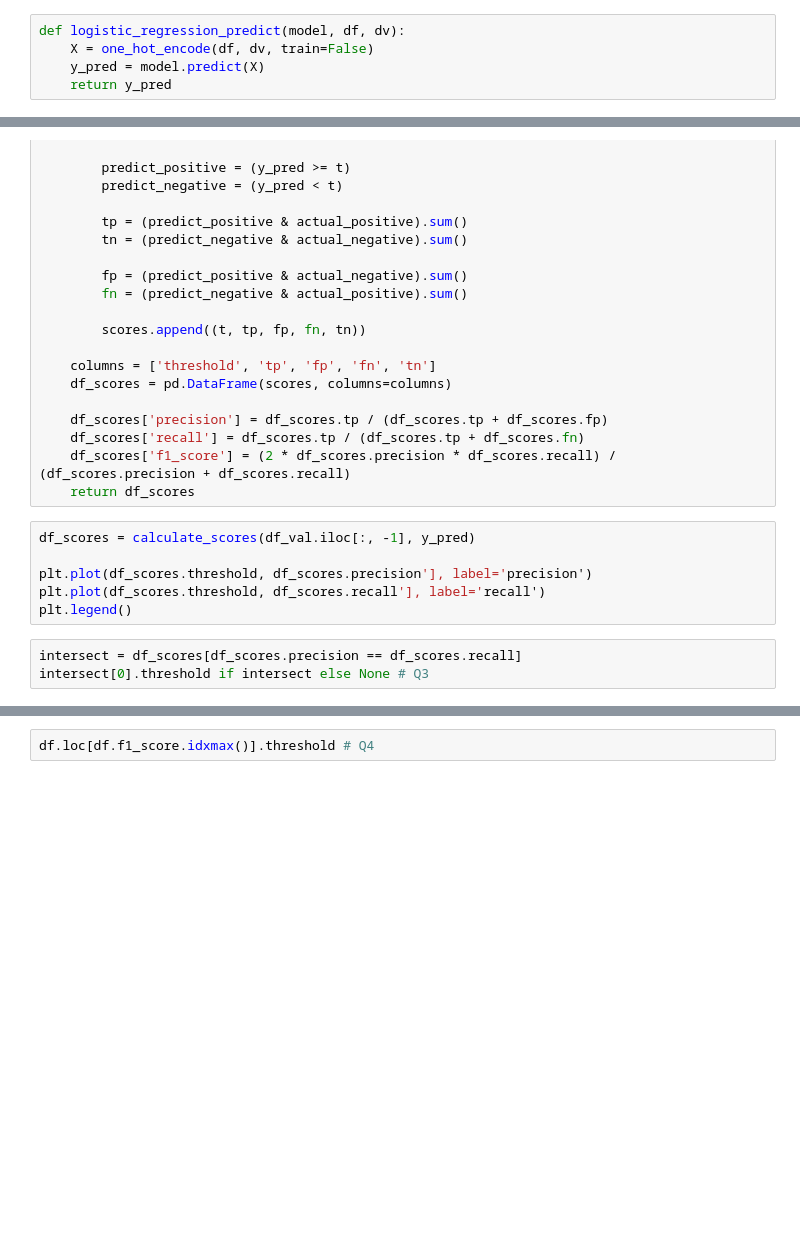
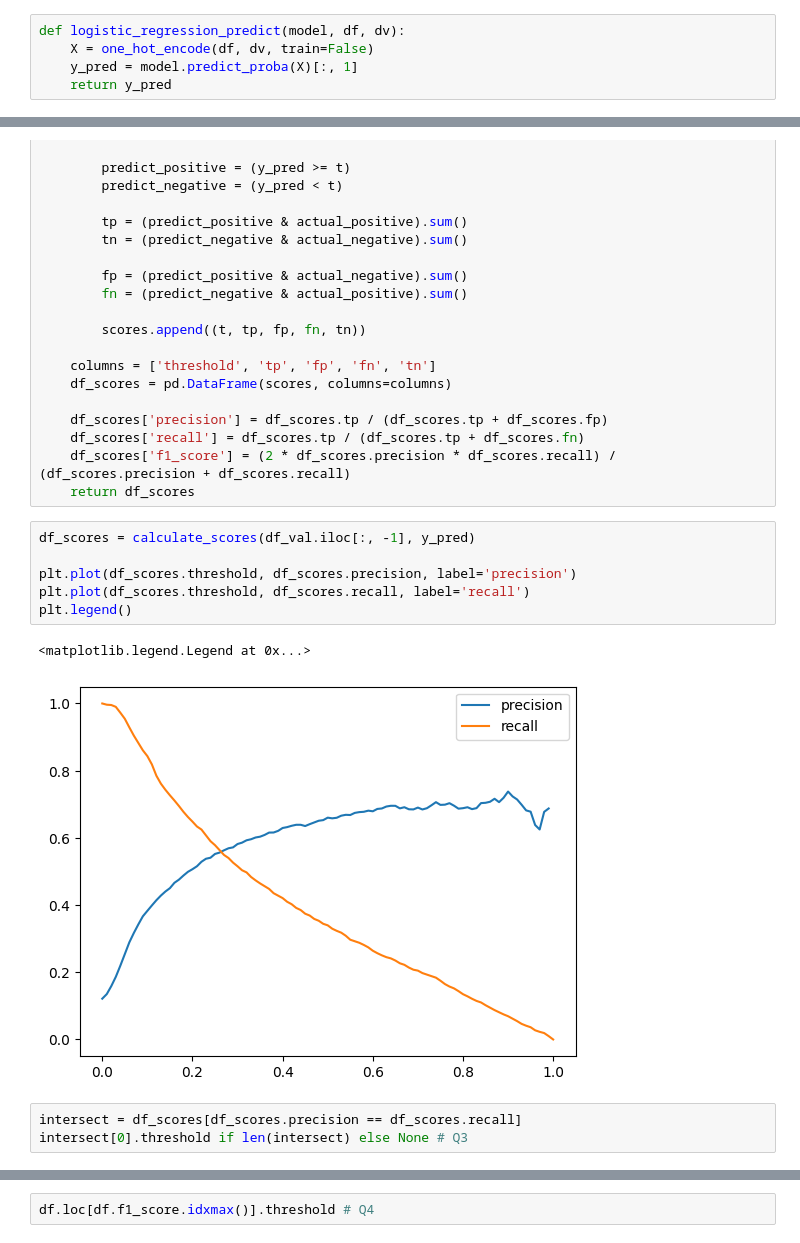
Before and after one commit to spencer18001/machine-learning-zoomcamp, a Jupyter notebook: 04/hw_04.ipynb, the cells around one changed output, grey strips where cells are left out. Cells and saved outputs as stored; diff of their text form; blank space fills up the shorter version.

```diff
--- a/04/hw_04.ipynb
+++ b/04/hw_04.ipynb
@@ -153,7 +162,7 @@ def logistic_regression_fit(df, C, dv):
 # %%
 def logistic_regression_predict(model, df, dv):
     X = one_hot_encode(df, dv, train=False)
-    y_pred = model.predict(X)
+    y_pred = model.predict_proba(X)[:, 1]
     return y_pred
 # %%
 dv = DictVectorizer(sparse=False)
@@ -192,9 +201,12 @@ def calculate_scores(y_truth, y_pred):
 # %%
 df_scores = calculate_scores(df_val.iloc[:, -1], y_pred)
 
-plt.plot(df_scores.threshold, df_scores.precision'], label='precision')
-plt.plot(df_scores.threshold, df_scores.recall'], label='recall')
+plt.plot(df_scores.threshold, df_scores.precision, label='precision')
+plt.plot(df_scores.threshold, df_scores.recall, label='recall')
 plt.legend()
+# %% [output]
+<matplotlib.legend.Legend at 0x...>
+[figure, added]
 # %%
 intersect = df_scores[df_scores.precision == df_scores.recall]
-intersect[0].threshold if intersect else None # Q3
+intersect[0].threshold if len(intersect) else None # Q3
```
Also changed, not shown: parts of 2 cells of this notebook.
